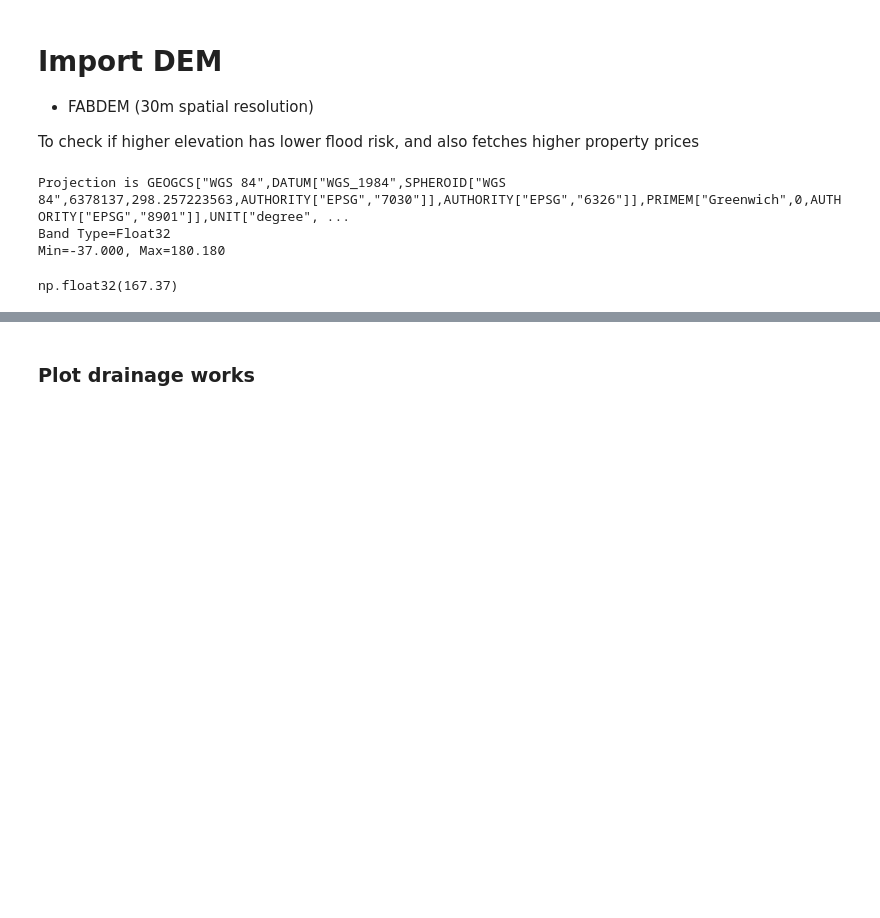
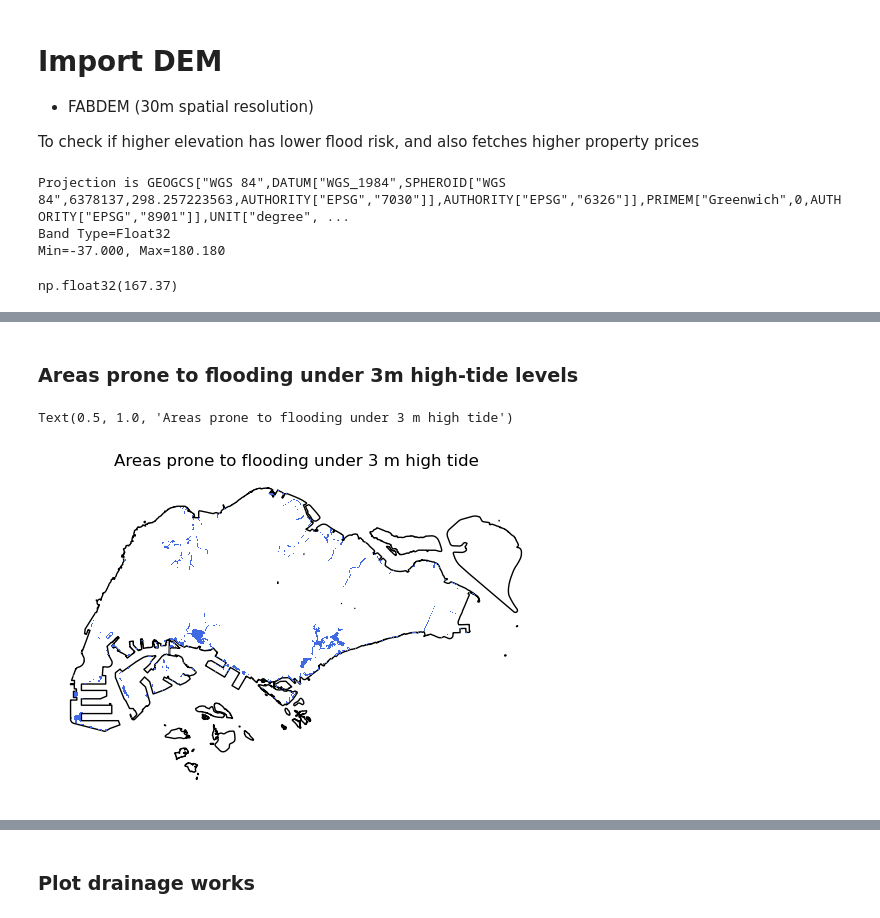
Before and after one commit to pakhuiying/property_prices_flood, a Jupyter notebook: drain_analysis.ipynb, the cells around one changed output, grey strips where cells are left out. Drawn from its saved outputs; the diff is of its cells as text; code cells hidden in the pictures; blank space fills up the shorter version.

```diff
--- a/drain_analysis.ipynb
+++ b/drain_analysis.ipynb
@@ -180,0 +254,12 @@ np.float32(167.37)
+# %% [markdown]
+### Areas prone to flooding under 3m high-tide levels
+# %%
+tide_3m = gpd.read_file(r"Data\water_depth_3m.shp")
+ax = gpd.GeoDataFrame(geometry=gpd.GeoSeries(planningArea_shp.union_all())).plot(fc="none",ec="k")
+gpd.GeoDataFrame(geometry=gpd.GeoSeries(tide_3m.union_all())).plot(ax=ax,fc="royalblue")
+ax.axis('off')
+ax.set_title("Areas prone to flooding under 3 m high tide")
+# plt.savefig(os.path.join(r"Exported_Data\exported_figures","3m_high_tide.svg"),bbox_inches='tight')
+# %% [output]
+Text(0.5, 1.0, 'Areas prone to flooding under 3 m high tide')
+[figure, added]
```
Also changed, not shown: parts of 46 cells of this notebook, 2 other files.
